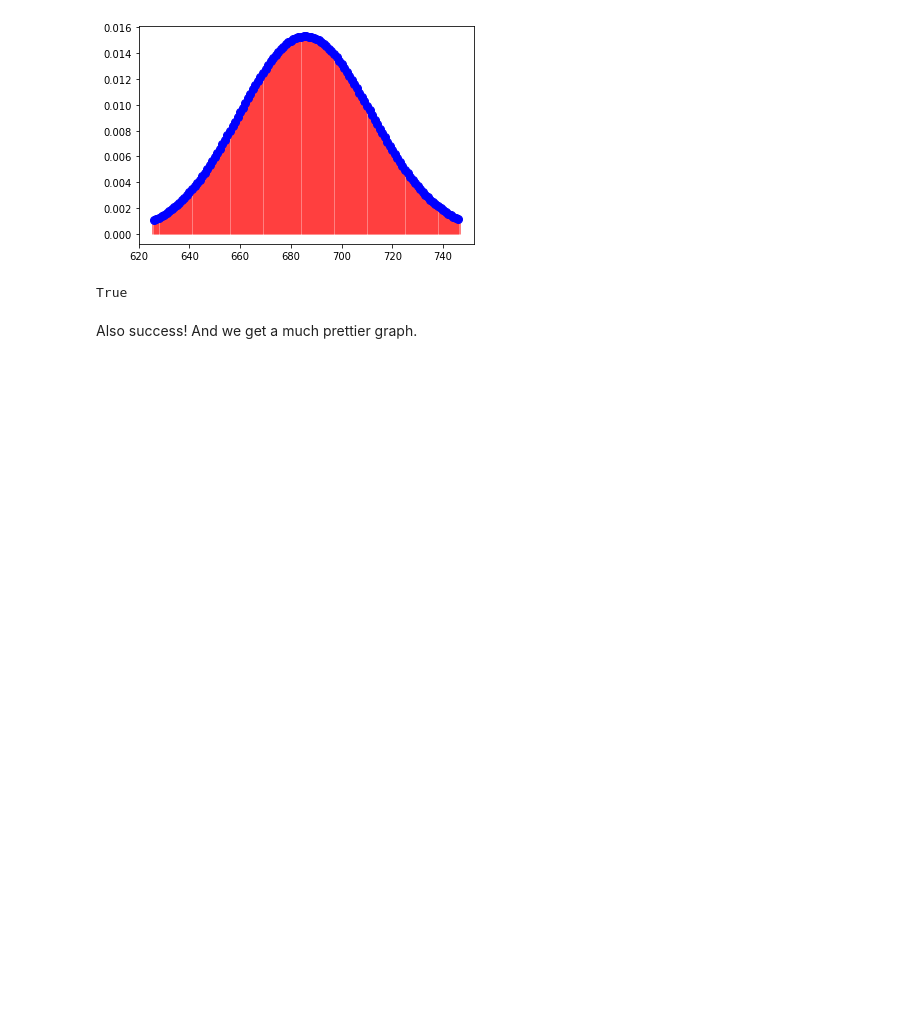
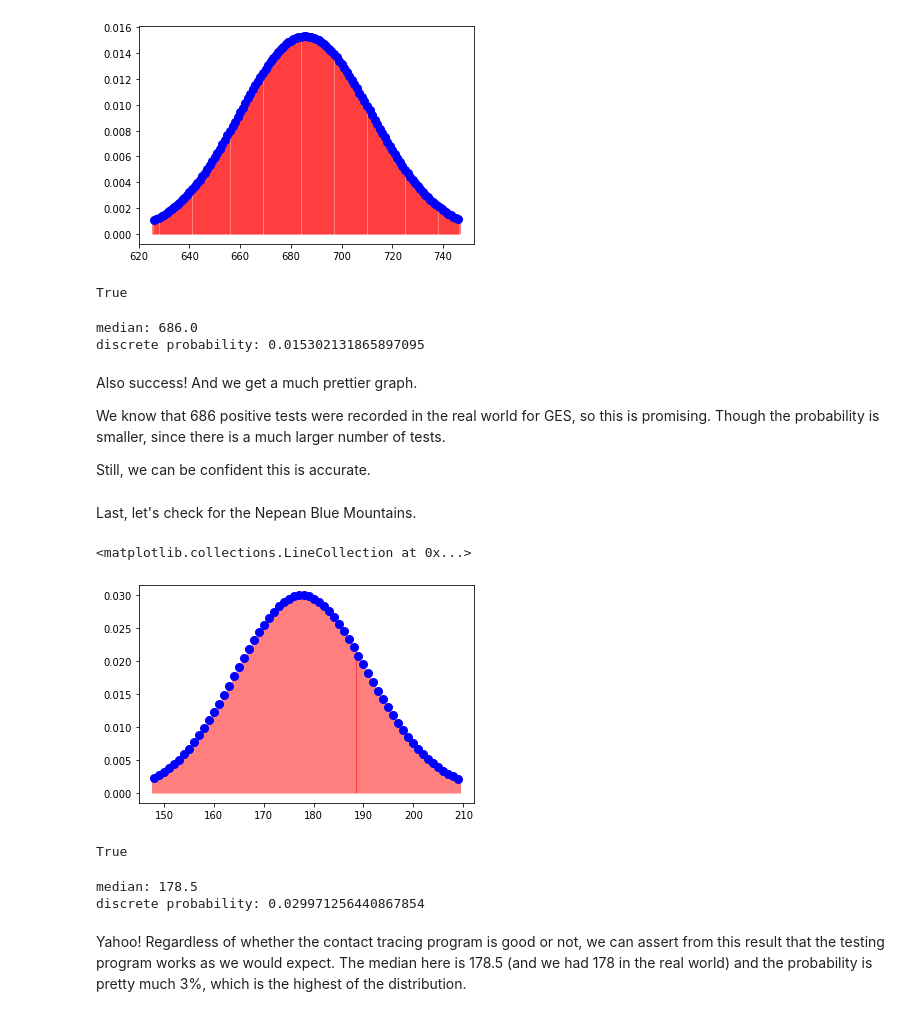
Before and after one commit to alexogeny/nsw-covid-test-regression, a Jupyter notebook: notebook.ipynb, the cells around one changed output. Cells and saved outputs as stored; diff of their text form; code cells hidden in the pictures; blank space fills up the shorter version.

Commit message:
Add some text and nepean blue mountains test.

```diff
--- a/notebook.ipynb
+++ b/notebook.ipynb
@@ -171,5 +180,42 @@ prob = binom.cdf(x, n, p)
 np.allclose(x, binom.ppf(prob, n, p))
 # %% [output]
 True
-# %% [markdown]
-Also success! And we get a much prettier graph.
+# %%
+print('median:', median(x))
+print('discrete probability:', max(binom.pmf(x, n, p)))
+# %% [output]
+median: 686.0
+discrete probability: 0.015302131865897095
+# %% [markdown]
+Also success! And we get a much prettier graph.
+
+We know that 686 positive tests were recorded in the real world for GES, so this is promising. Though the probability is smaller, since there is a much larger number of tests.
+
+Still, we can be confident this is accurate.
+# %% [markdown]
+Last, let's check for the Nepean Blue Mountains.
+# %%
+fig, ax = plt.subplots(1,1)
+n, p = 31901+178, 0.005549
+mean, var, skew, kurt = binom.stats(n, p, moments='mvsk')
+x = np.arange(
+    binom.ppf(0.01, n, p),
+    binom.ppf(0.99, n, p))
+ax.plot(x, binom.pmf(x, n, p), 'bo', ms=8, label='binom pmf for far west')
+ax.vlines(x, 0, binom.pmf(x, n, p), colors='r', lw=5, alpha=.5)
+# %% [output]
+<matplotlib.collections.LineCollection at 0x...>
+[figure, added]
+# %%
+prob = binom.cdf(x, n, p)
+np.allclose(x, binom.ppf(prob, n, p))
+# %% [output]
+True
+# %%
+print('median:', median(x))
+print('discrete probability:', max(binom.pmf(x, n, p)))
+# %% [output]
+median: 178.5
+discrete probability: 0.029971256440867854
+# %% [markdown]
+Yahoo! Regardless of whether the contact tracing program is good or not, we can assert from this result that the testing program works as we would expect. The median here is 178.5 (and we had 178 in the real world) and the probability is pretty much 3%, which is the highest of the distribution.
```
Also changed, not shown: parts of 3 cells of this notebook.
